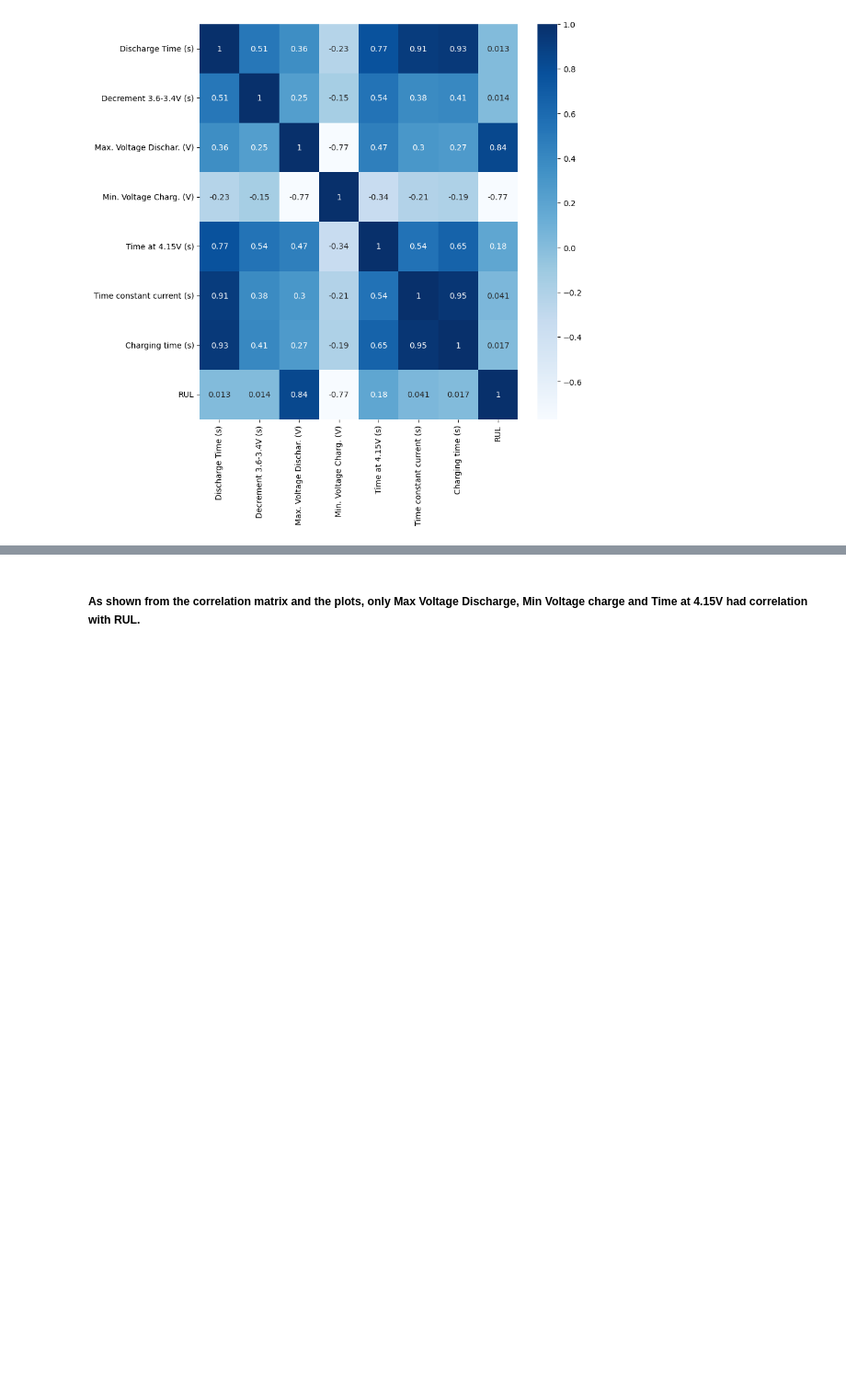
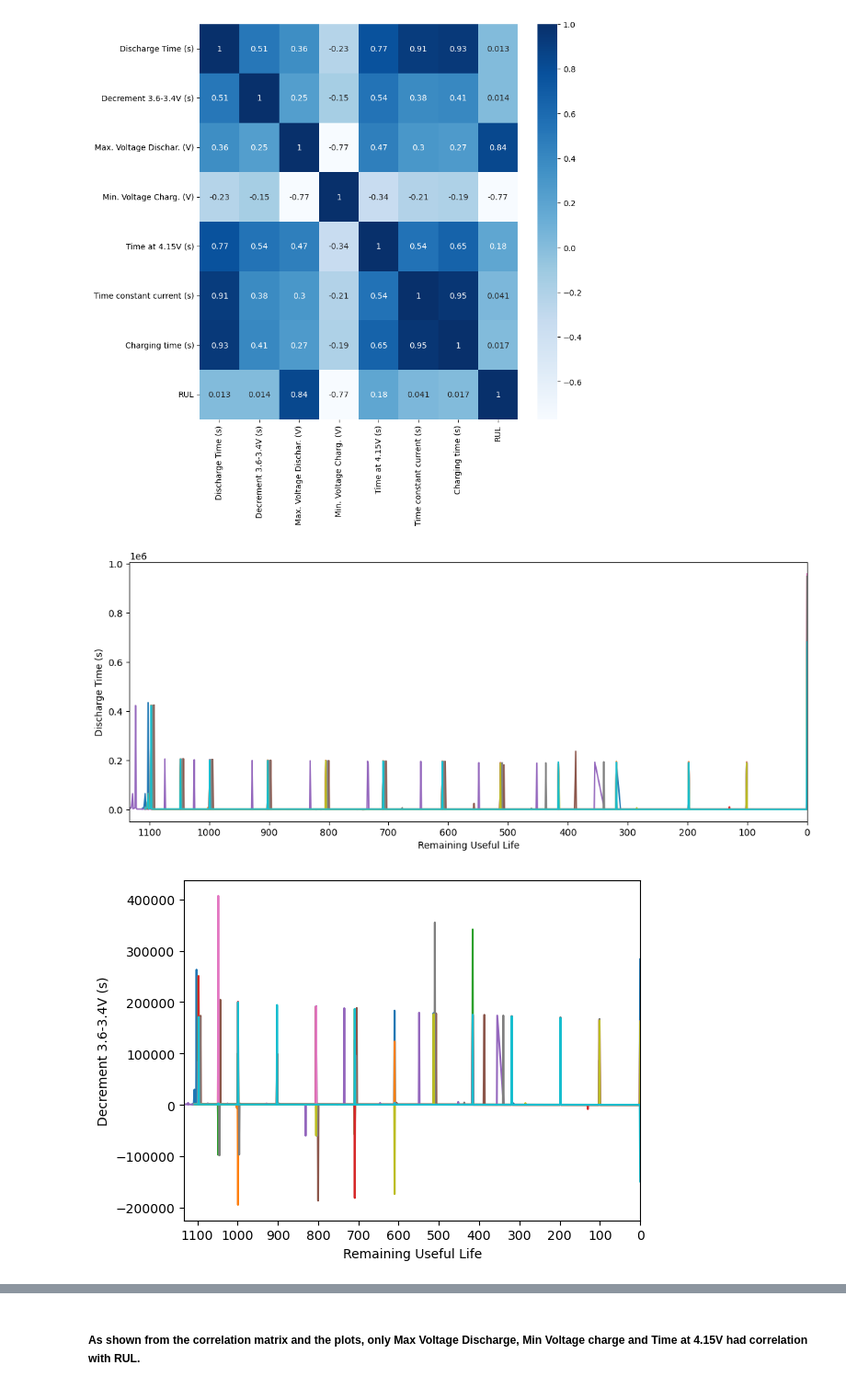
Before and after one commit to terry-so/Battery-RUL-Prediction, a Jupyter notebook: Battery RUL Prediction.ipynb, the cells around one changed output, grey strips where cells are left out. Shown at 92% size. Drawn from its saved outputs; the diff is of its cells as text; code cells hidden in the pictures; blank space fills up the shorter version.

```diff
--- a/Battery RUL Prediction.ipynb
+++ b/Battery RUL Prediction.ipynb
@@ -183,0 +180,5 @@ def plot_features(df):
+# %%
+plot_features(train_df)
+# %% [output]
+[figure, added]
+[figure, added]
```
Also changed, not shown: parts of 8 cells of this notebook.
